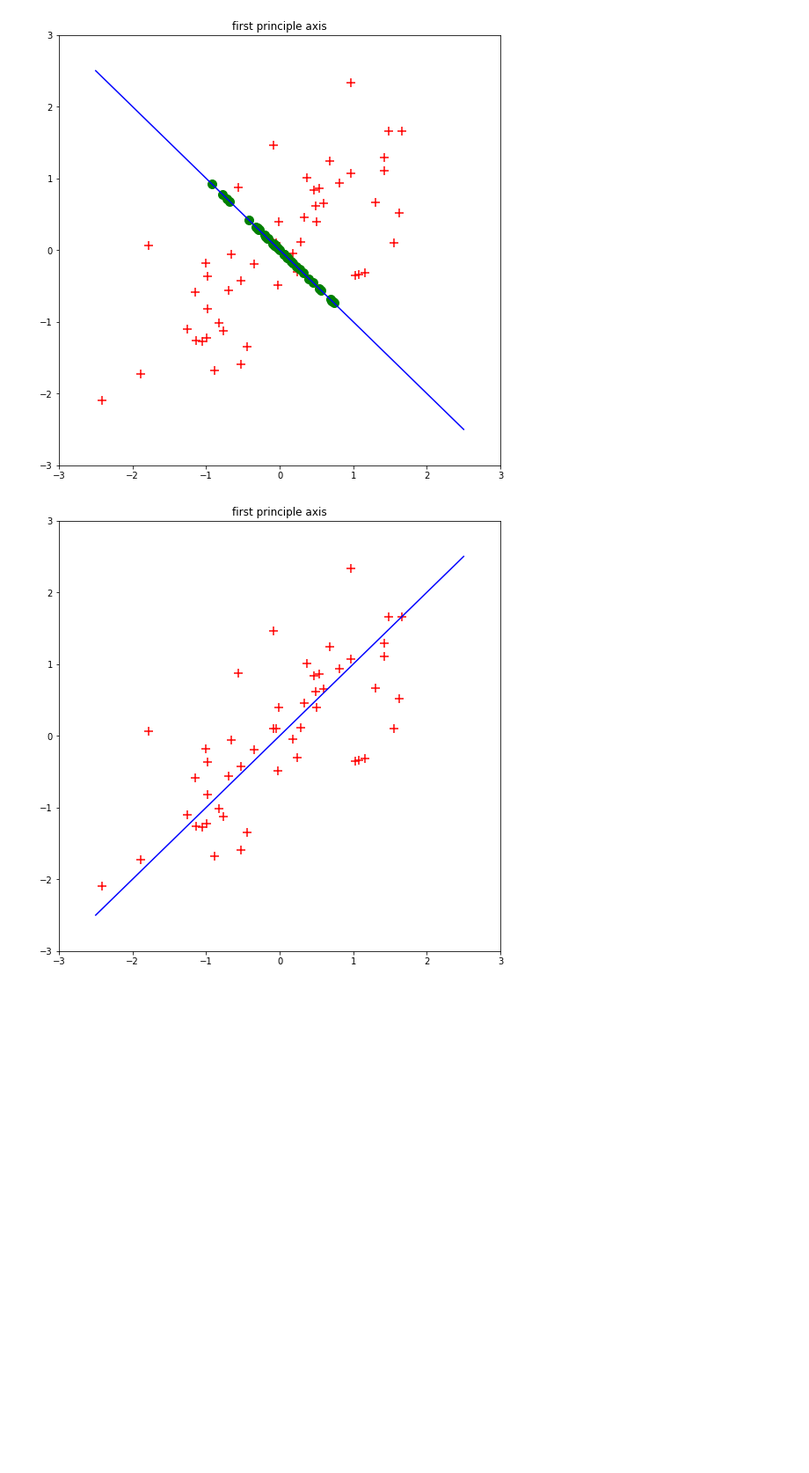
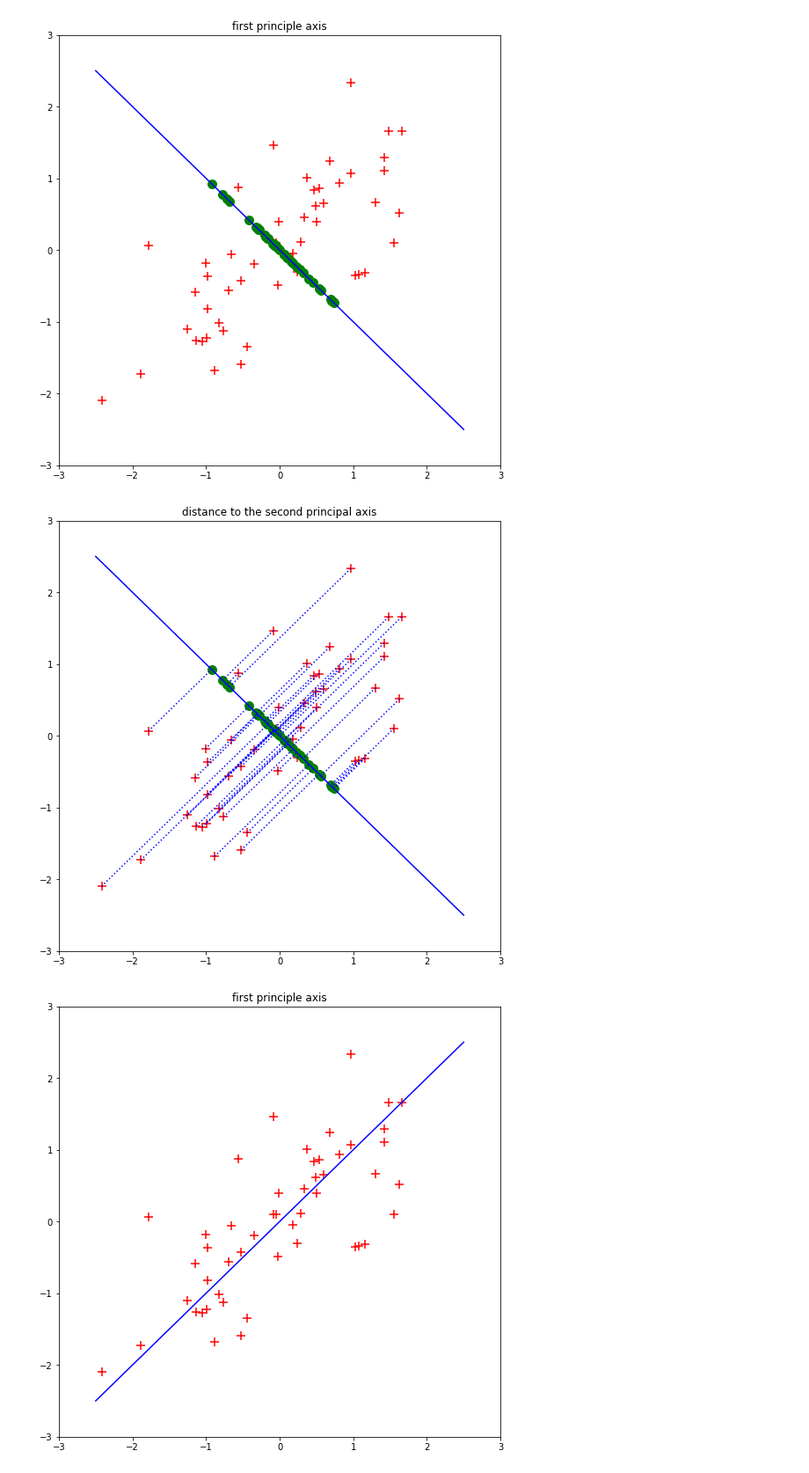
Before and after one commit to kiissy/machine-learning, a Jupyter notebook: Assignment8/assignment-08.ipynb, the cells around one changed output. Shown at 88% size. Drawn from its saved outputs; the diff is of its cells as text; code cells hidden in the pictures; blank space fills up the shorter version.

Commit message:
Plot the lines between the normalized data points and their projection points on the second principal axis 과제 끝

```diff
--- a/Assignment8/assignment-08.ipynb
+++ b/Assignment8/assignment-08.ipynb
@@ -200,6 +200,27 @@ plt.show()
   -3.98716624e-01  2.07381737e-01  1.61174797e-01  9.25103384e-01
   -2.30870458e-01  4.81491299e-02]]
 [figure]
+# %%
+x_proj_2nd = np.zeros((len(xn),2))
+y_proj_2nd = np.zeros((len(yn),2))
+
+x_proj_2nd[:,0] = xn
+x_proj_2nd[:,1] = proj_2nd[0]
+y_proj_2nd[:,0] = yn
+y_proj_2nd[:,1] = proj_2nd[1]
+
+plt.figure(7,figsize=(9,9))
+plt.scatter(xn, yn, s=100, c='r', marker='+', label='data')
+plt.plot(x_2nd, y_2nd, c='b')
+plt.scatter(proj_2nd[0], proj_2nd[1], s=100, c='g')
+for i in range(len(xn)):
+    plt.plot(x_proj_2nd[i], y_proj_2nd[i], linestyle=':', c='b')
+plt.xlim(-3, 3)
+plt.ylim(-3, 3)
+plt.title('distance to the second principal axis')
+plt.show()
+# %% [output]
+[figure, added]
 # %%
 axis_1st = vec1[1] / vec1[0]
 x_1st = np.linspace(-2.5, 2.5, 20)
```
Also changed, not shown: parts of 1 cell of this notebook.
